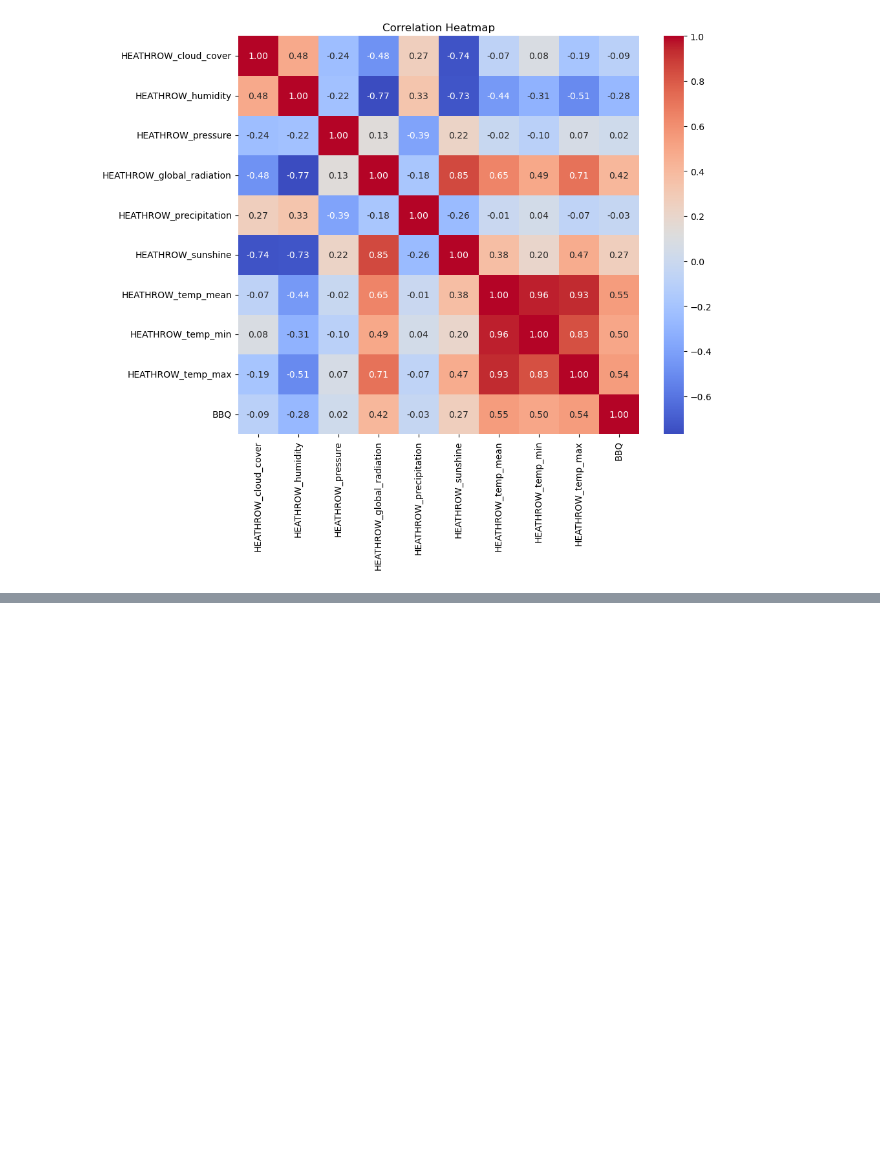
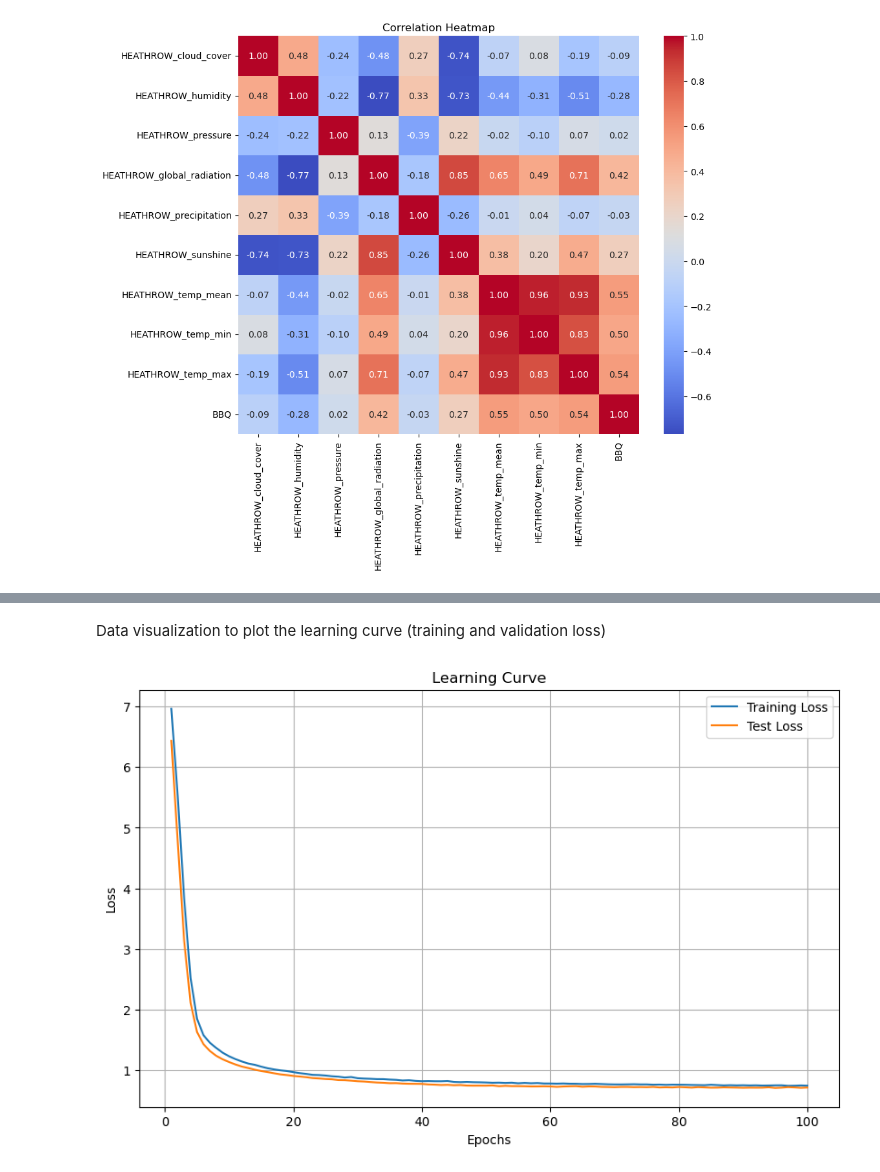
Before and after one commit to catherineachu/mathematics-and-ai, a Jupyter notebook: Weather/Weather.ipynb, the cells around one changed output, grey strips where cells are left out. Drawn from its saved outputs; the diff is of its cells as text; code cells hidden in the pictures; blank space fills up the shorter version.

```diff
--- a/Weather/Weather.ipynb
+++ b/Weather/Weather.ipynb
@@ -511,0 +276,47 @@ print(f'Test Accuracy: {test_acc:.2f}%')
+# %% [markdown]
+Data visualization to plot the learning curve (training and validation loss)
+# %%
+# Plotting the learning curve (Training and Validation Loss)
+import matplotlib.pyplot as plt
+
+train_losses = []
+test_losses = []
+
+model = WeatherANN(input_dim)
+criterion = nn.MSELoss()
+optimizer = optim.Adam(model.parameters(), lr=0.0001)
+
+for epoch in range(num_epochs):
+    model.train()
+    running_loss = 0.0
+
+    for X_batch, y_batch in train_loader:
+        optimizer.zero_grad()
+        outputs = model(X_batch)
+        loss = criterion(outputs, y_batch)
+        loss.backward()
+        optimizer.step()
+
+        running_loss += loss.item()
+
+    train_losses.append(running_loss / len(train_loader))
+
+    # Evaluate on the test set
+    model.eval()
+    with torch.no_grad():
+        y_pred = model(X_test_tensor)
+        test_loss = criterion(y_pred, y_test_tensor)
+        test_losses.append(test_loss.item())
+
+# Plotting the learning curve
+plt.figure(figsize=(10, 6))
+plt.plot(range(1, num_epochs + 1), train_losses, label='Training Loss')
+plt.plot(range(1, num_epochs + 1), test_losses, label='Test Loss')
+plt.title('Learning Curve')
+plt.xlabel('Epochs')
+plt.ylabel('Loss')
+plt.legend()
+plt.grid(True)
+plt.show()
+# %% [output]
+[figure, added]
```
Also changed, not shown: parts of 29 cells of this notebook.
